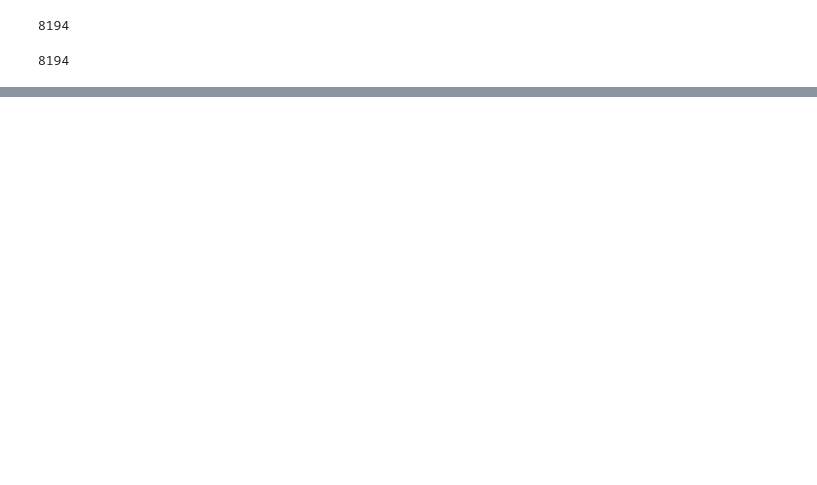
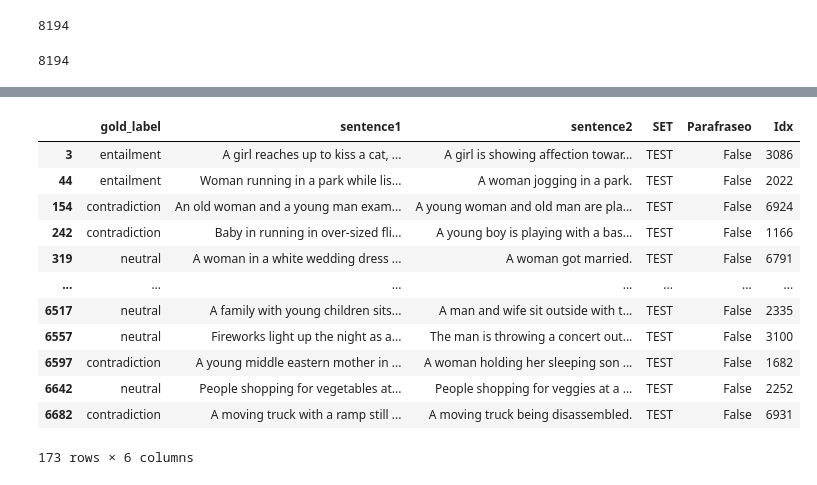
Before and after one commit to david-T-M/RTE_Parik, a Jupyter notebook: Estadistica_correctos_incorrectos.ipynb, the cells around one changed output, grey strips where cells are left out. Cells and saved outputs as stored; diff of their text form; code cells hidden in the pictures; blank space fills up the shorter version.

```diff
--- a/Estadistica_correctos_incorrectos.ipynb
+++ b/Estadistica_correctos_incorrectos.ipynb
@@ -278,0 +298,2 @@ for i in parafraseo_correctos:
+# %%
+temp=pd.read_csv("data/Only_training_hipotesis_salida/gpt3/hipotesis.txt",sep="\t",header=None)
@@ -278,0 +316,4 @@ for i in parafraseo_correctos:
+# %%
+left_join = pd.merge(temp, parapf, how='left', on=None, left_on=None, right_on=None,
+         left_index=True, right_index=True)
+left_join
@@ -278,0 +334,3 @@ for i in parafraseo_correctos:
+# %%
+idsx =left_join[2].unique()
+idsx
@@ -278,0 +354,21 @@ for i in parafraseo_correctos:
+# %%
+temp3 = pd.read_csv("data/Only_training_hipotesis/1/TEST_new_1_0.csv")
+temp4=temp3[temp3["Parafraseo"]==1]
+tempHipotesisOriginales=temp3[temp3["Parafraseo"]==0]
+# %%
+tempHipotesisOriginales = tempHipotesisOriginales[tempHipotesisOriginales["Idx"].isin(idsx)]
+tempHipotesisOriginales
+# %% [output]
+|  | gold_label | sentence1 | sentence2 | SET | Parafraseo | Idx |
+| 3 | entailment | A girl reaches up to kiss a cat, ... | A girl is showing affection towar... | TEST | False | 3086 |
+| 44 | entailment | Woman running in a park while lis... | A woman jogging in a park. | TEST | False | 2022 |
+| 154 | contradiction | An old woman and a young man exam... | A young woman and old man are pla... | TEST | False | 6924 |
+| 242 | contradiction | Baby in running in over-sized fli... | A young boy is playing with a bas... | TEST | False | 1166 |
+| 319 | neutral | A woman in a white wedding dress ... | A woman got married. | TEST | False | 6791 |
+| ... | ... | ... | ... | ... | ... | ... |
+| 6517 | neutral | A family with young children sits... | A man and wife sit outside with t... | TEST | False | 2335 |
+| 6557 | neutral | Fireworks light up the night as a... | The man is throwing a concert out... | TEST | False | 3100 |
+| 6597 | contradiction | A young middle eastern mother in ... | A woman holding her sleeping son ... | TEST | False | 1682 |
+| 6642 | neutral | People shopping for vegetables at... | People shopping for veggies at a ... | TEST | False | 2252 |
+| 6682 | contradiction | A moving truck with a ramp still ... | A moving truck being disassembled. | TEST | False | 6931 |
+173 rows × 6 columns
```
Also changed, not shown: parts of 26 cells of this notebook, 5 other files.
